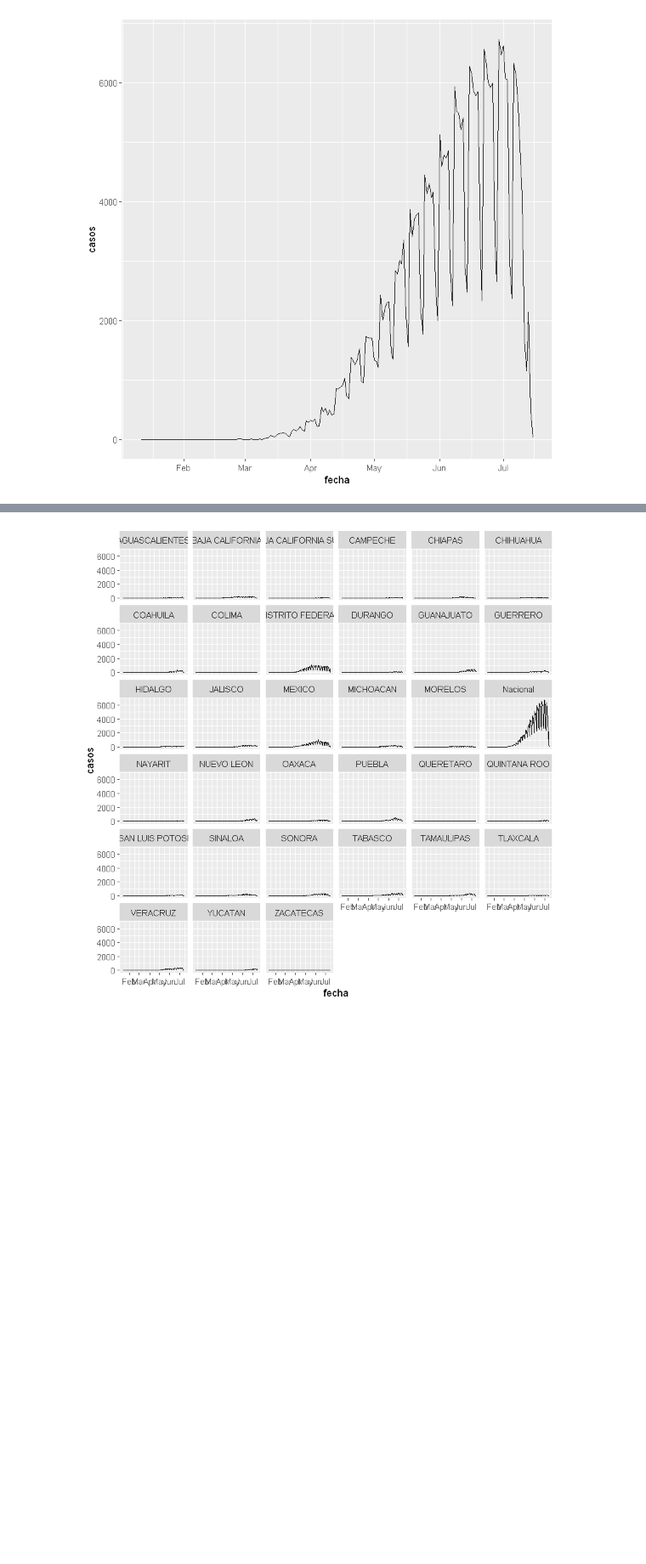
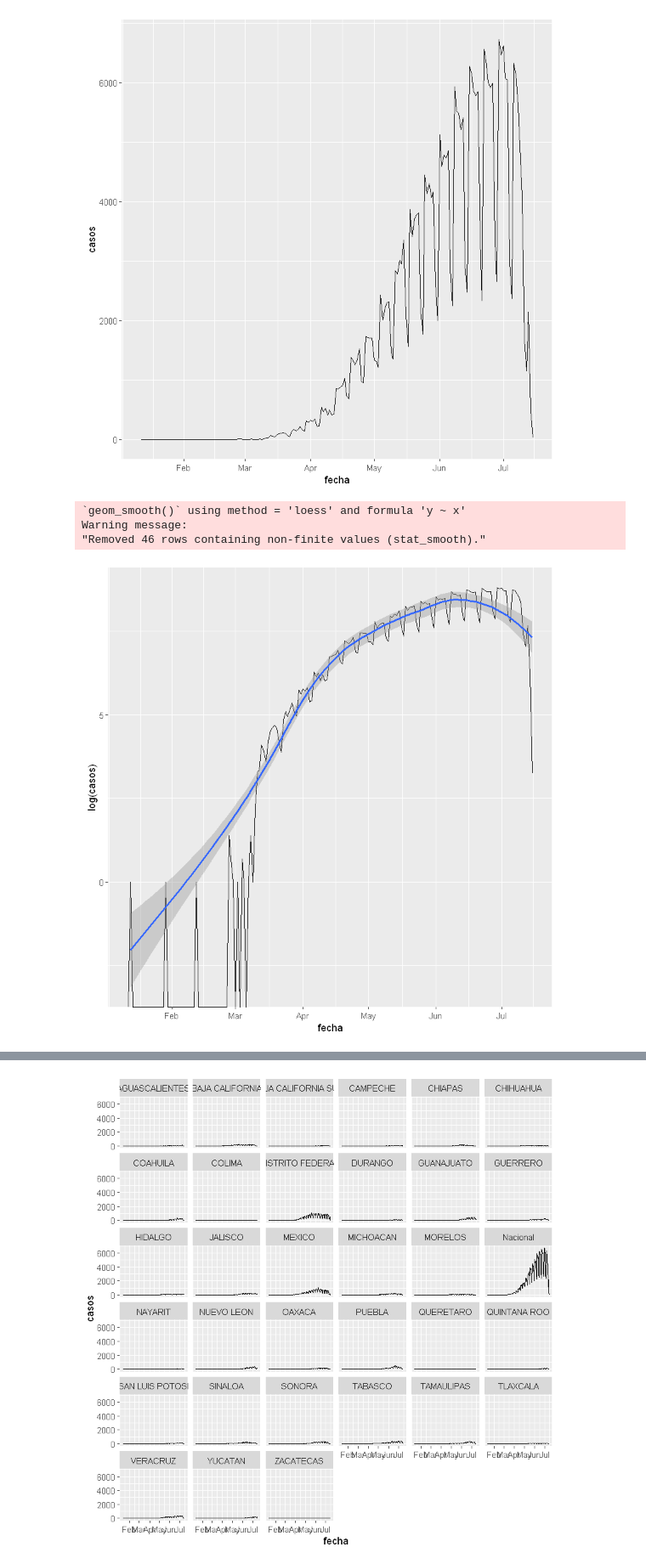
Before and after one commit to prope-2020-gh-classroom/practica-final-por-equipos-verano-2020-itam-vviiccttoorr, a Jupyter notebook: practica_final_equipo_4.ipynb, the cells around one changed output, grey strips where cells are left out. Shown: that part at 85% size. Drawn from its saved outputs; the diff is of its cells as text; code cells hidden in the pictures; blank space fills up the shorter version.

```diff
--- a/practica_final_equipo_4.ipynb
+++ b/practica_final_equipo_4.ipynb
@@ -119,4 +119,13 @@ ggplot(subset(df_long,estado=='Nacional'), aes(x= fecha, y=casos)) +
 # %% [output]
 [figure]
+# %%
+ggplot(subset(df_long,estado=='Nacional'), aes(x= fecha, y=log(casos))) +
+    geom_line() +
+    geom_smooth()
+# %% [output]
+`geom_smooth()` using method = 'loess' and formula 'y ~ x'
+Warning message:
+"Removed 46 rows containing non-finite values (stat_smooth)."
+[figure, added]
 # %% [markdown]
 Podemos observar que hay picos en la cantidad de casos, hay más casos entre semana y los fines de semana disminuyen. Esto puede deberse a un retraso administrativo en el reporte de casos durante el fin de semana por parte de la Secretaría de Salud.
```
Also changed, not shown: parts of 14 cells of this notebook.
